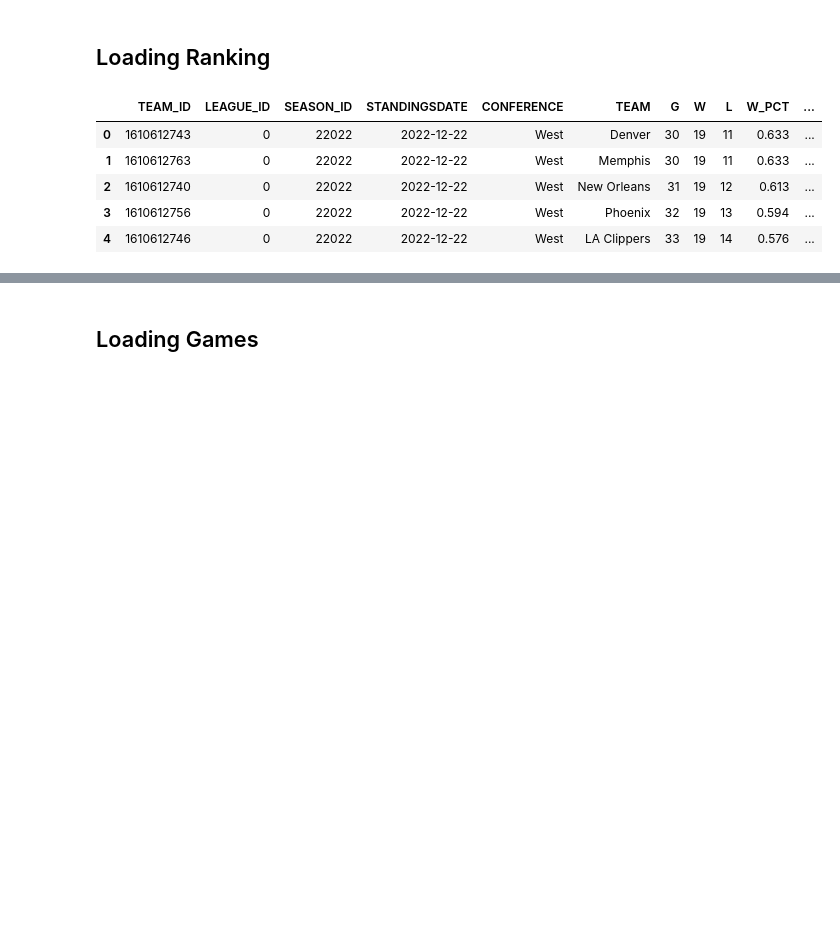
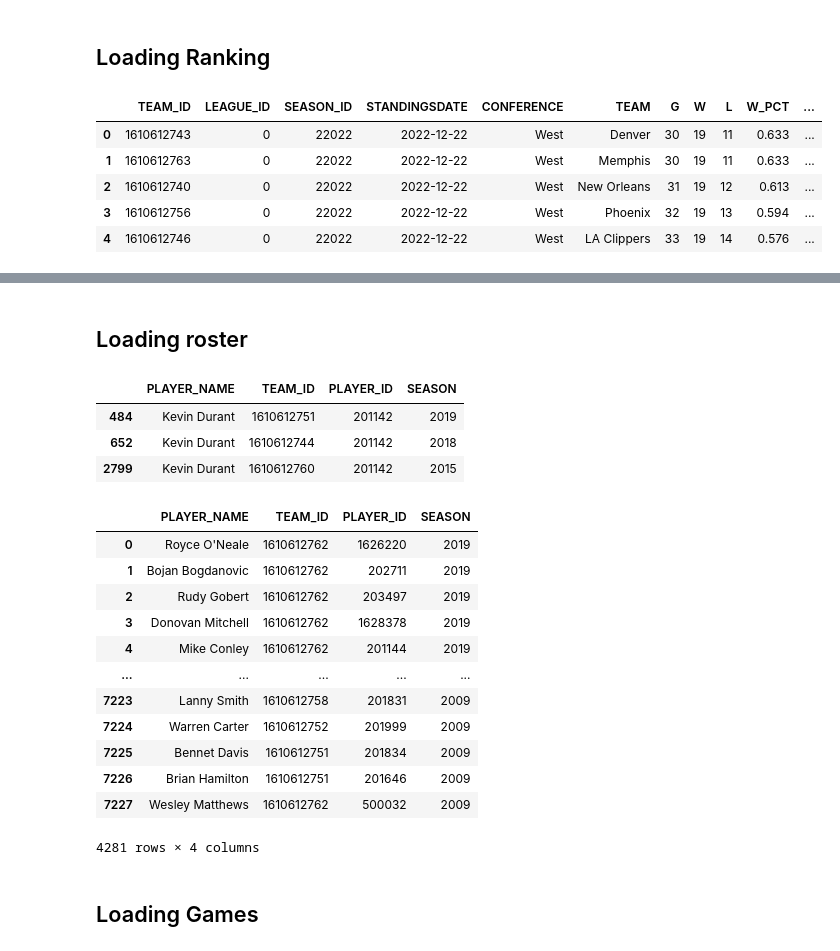
Before and after one commit to shnkreddy98/NBA-Stats-App, a Jupyter notebook: DataCleaning&LoadingintoSQL.ipynb, the cells around one changed output, grey strips where cells are left out. Drawn from its saved outputs; the diff is of its cells as text; code cells hidden in the pictures; blank space fills up the shorter version.

```diff
--- a/DataCleaning&LoadingintoSQL.ipynb
+++ b/DataCleaning&LoadingintoSQL.ipynb
@@ -16,7 +20,7 @@ games_details = pd.read_csv("data/games_details.csv", low_memory = False)
 
 games = pd.read_csv("data/games.csv", low_memory = False)
 
-players = pd.read_csv("data/new_players_data.csv", low_memory = False)
+players = pd.read_csv("data/players.csv", low_memory = False)
 
 ranking = pd.read_csv("data/ranking.csv", low_memory = False)
 
@@ -36,7 +104,7 @@ print(teams_df.shape)
 # %%
 games_details = games_details.drop_duplicates(subset = ["GAME_ID", "TEAM_ID", "PLAYER_ID"])
 games = games.drop_duplicates(subset = "GAME_ID")
-players = players.drop_duplicates(subset = "PLAYER_ID")
+players = players.drop_duplicates(subset = ["PLAYER_ID", "TEAM_ID"])
 ranking = ranking.drop_duplicates(subset = ["TEAM_ID", "STANDINGSDATE"])
 teams_df = teams_df.drop_duplicates(subset = "TEAM_ID")
 # %%
@@ -217,15 +289,13 @@ players[['COUNTRY', 'HEIGHT', \
 # %%
 import time
-for i in players.PLAYER_ID:
+for i in player_wo_duplicates.PLAYER_ID:
     try:
         df = getPlayerInfo(i)
-        players.loc[players.PLAYER_ID==i, ['COUNTRY']] = df.COUNTRY[0]
-        players.loc[players.PLAYER_ID==i, ['HEIGHT']] = df.HEIGHT[0]
-        players.loc[players.PLAYER_ID==i, ['WEIGHT']] = df.WEIGHT[0]
-        players.loc[players.PLAYER_ID==i, ['DRAFT_YEAR']] = df.DRAFT_YEAR[0]
+        player_wo_duplicates.loc[player_wo_duplicates.PLAYER_ID==i, ['COUNTRY']] = df.COUNTRY[0]
+        player_wo_duplicates.loc[player_wo_duplicates.PLAYER_ID==i, ['HEIGHT']] = df.HEIGHT[0]
+        player_wo_duplicates.loc[player_wo_duplicates.PLAYER_ID==i, ['WEIGHT']] = df.WEIGHT[0]
+        player_wo_duplicates.loc[player_wo_duplicates.PLAYER_ID==i, ['DRAFT_YEAR']] = df.DRAFT_YEAR[0]
         time.sleep(0.5)
     except:
         continue
-# %%
-players.BIRTHDATE = pd.to_datetime(players.BIRTHDATE)
 # %%
@@ -388,3 +498,28 @@ for index, row in ranking.iterrows():
     cursor.execute(sql_insert, values)
 
 conn.commit()
+# %% [markdown]
+## Loading roster
+# %%
+players[players.PLAYER_NAME == "Kevin Durant"]
+# %% [output]
+|  | PLAYER_NAME | TEAM_ID | PLAYER_ID | SEASON |
+| 484 | Kevin Durant | 1610612751 | 201142 | 2019 |
+| 652 | Kevin Durant | 1610612744 | 201142 | 2018 |
+| 2799 | Kevin Durant | 1610612760 | 201142 | 2015 |
+# %%
+players
+# %% [output]
+|  | PLAYER_NAME | TEAM_ID | PLAYER_ID | SEASON |
+| 0 | Royce O'Neale | 1610612762 | 1626220 | 2019 |
+| 1 | Bojan Bogdanovic | 1610612762 | 202711 | 2019 |
+| 2 | Rudy Gobert | 1610612762 | 203497 | 2019 |
+| 3 | Donovan Mitchell | 1610612762 | 1628378 | 2019 |
+| 4 | Mike Conley | 1610612762 | 201144 | 2019 |
+| ... | ... | ... | ... | ... |
+| 7223 | Lanny Smith | 1610612758 | 201831 | 2009 |
+| 7224 | Warren Carter | 1610612752 | 201999 | 2009 |
+| 7225 | Bennet Davis | 1610612751 | 201834 | 2009 |
+| 7226 | Brian Hamilton | 1610612751 | 201646 | 2009 |
+| 7227 | Wesley Matthews | 1610612762 | 500032 | 2009 |
+4281 rows × 4 columns
```
Also changed, not shown: parts of 38 cells of this notebook, 2 other files.
